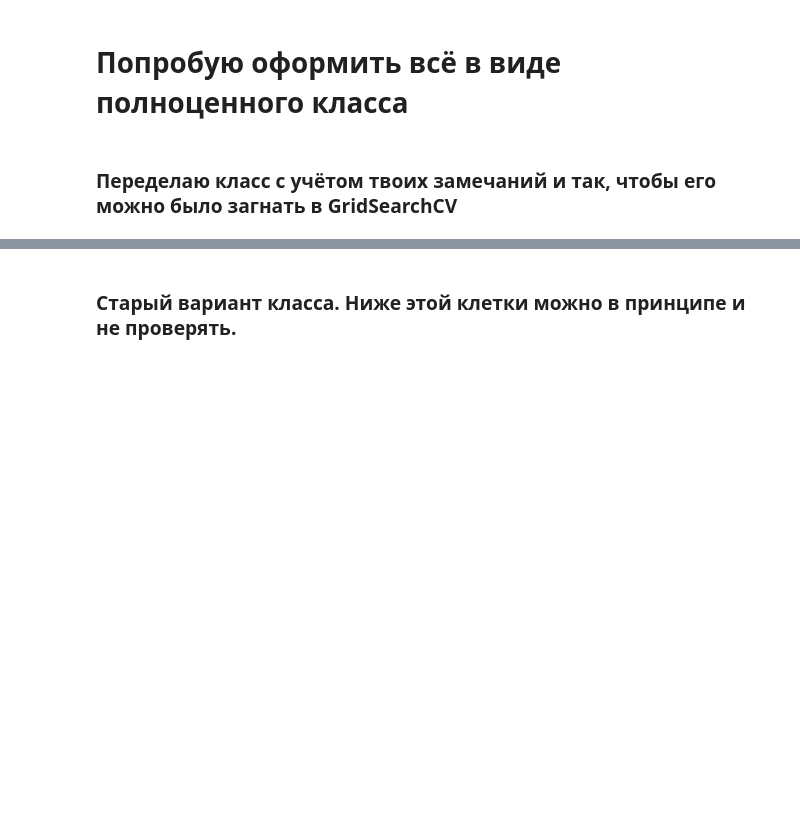
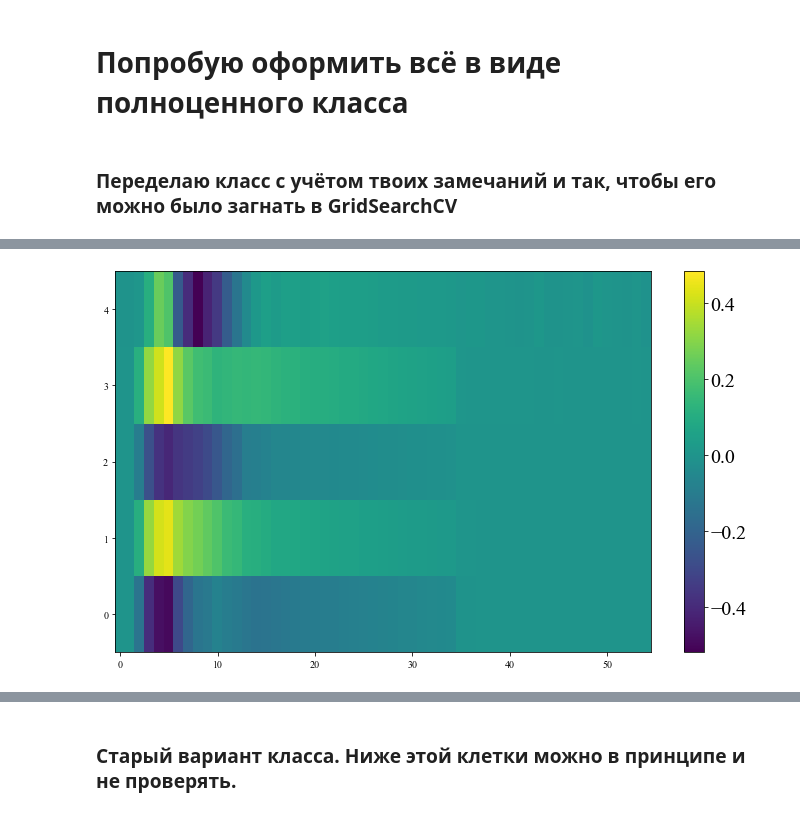
Before and after one commit to 89605502155/ML-repositry, a Jupyter notebook: N-PLS.ipynb, the cells around one changed output, grey strips where cells are left out. Cells and saved outputs as stored; diff of their text form; code cells hidden in the pictures; blank space fills up the shorter version.

```diff
--- a/N-PLS.ipynb
+++ b/N-PLS.ipynb
@@ -252,0 +295,13 @@ Wall time: 1min 35s
+# %%
+T=gridCought.best_estimator_.w_i
+T=T.reshape([5,55])
+mpl.rc('font',family='Times New Roman')
+plt.figure(figsize=(12,7))
+plt.imshow(T,aspect="auto", origin='lower')
+
+cbar = plt.colorbar()
+cbar.ax.tick_params(labelsize=20)
+
+plt.show();
+# %% [output]
+[figure, added]
```
Also changed, not shown: parts of 23 cells of this notebook.
